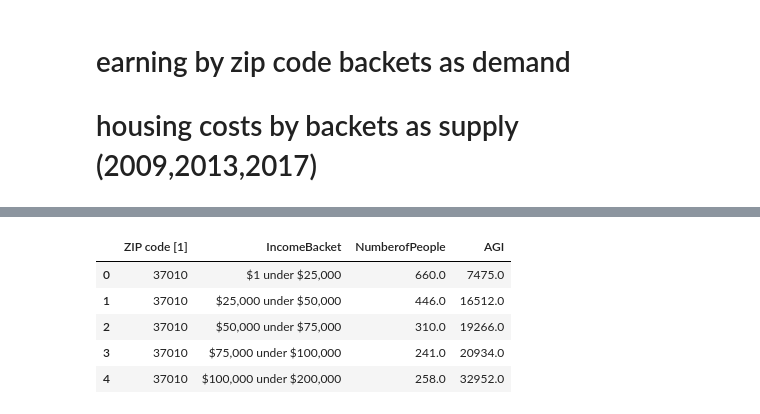
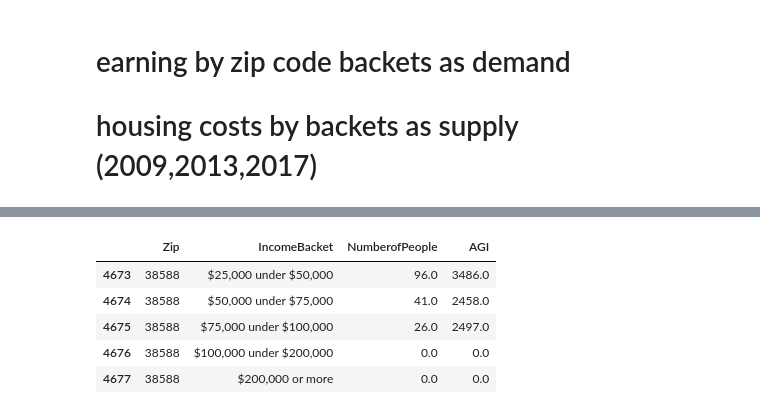
Before and after one commit to asidamo/affordable-housing, a Jupyter notebook: data_question_4.ipynb, the cells around one changed output, grey strips where cells are left out. Drawn from its saved outputs; the diff is of its cells as text; code cells hidden in the pictures.

```diff
--- a/data_question_4.ipynb
+++ b/data_question_4.ipynb
@@ -677,4 +669,3 @@ Name: backets, dtype: object
 # NaN for all columns are becuase of blanck rows in the dataset.
 income_by_zip_2009=pd.read_excel('09zp43tn.xls',skiprows=3)
 income_by_zip_2009.tail()
-income_by_zip_2009.rename(columns={'ZIP code [1]':'Zip','Size of adjusted gross income':'IncomeBacket','Number of returns':'NumberofPeople','Adjusted gross income (AGI)':'AGI'},inplace=True)
@@ -680,0 +685,4 @@ income_by_zip_2009.rename(columns={'ZIP code [1]':'Zip','Size of adjusted gross
+# %%
+# rename columns
+income_by_zip_2009.rename(columns={'ZIP\ncode [1]':'Zip','Size of adjusted gross income':'IncomeBacket','Number of returns':'NumberofPeople','Adjusted gross income (AGI)':'AGI'},inplace=True)
+income_by_zip_2009.head()
@@ -681,13 +696,12 @@ income_by_zip_2009.rename(columns={'ZIP code [1]':'Zip','Size of adjusted gross
 # %%
 # remove blank rows and sub total per Zip Code
 # AGI is in thousands of dollars
-
-income_by_zip_2009=income_by_zip_2009[income_by_zip_2009['IncomeBacket']!='NaN']
-income_by_zip_2009.head()
+income_by_zip_2009=income_by_zip_2009.dropna()
+income_by_zip_2009.tail()
 # %% [output]
-|  | ZIP code [1] | IncomeBacket | NumberofPeople | AGI |
-| 0 | 37010 | $1 under $25,000 | 660.0 | 7475.0 |
-| 1 | 37010 | $25,000 under $50,000 | 446.0 | 16512.0 |
-| 2 | 37010 | $50,000 under $75,000 | 310.0 | 19266.0 |
-| 3 | 37010 | $75,000 under $100,000 | 241.0 | 20934.0 |
-| 4 | 37010 | $100,000 under $200,000 | 258.0 | 32952.0 |
+|  | Zip | IncomeBacket | NumberofPeople | AGI |
+| 4673 | 38588 | $25,000 under $50,000 | 96.0 | 3486.0 |
+| 4674 | 38588 | $50,000 under $75,000 | 41.0 | 2458.0 |
+| 4675 | 38588 | $75,000 under $100,000 | 26.0 | 2497.0 |
+| 4676 | 38588 | $100,000 under $200,000 | 0.0 | 0.0 |
+| 4677 | 38588 | $200,000 or more | 0.0 | 0.0 |
```
Also changed, not shown: parts of 40 cells of this notebook.
